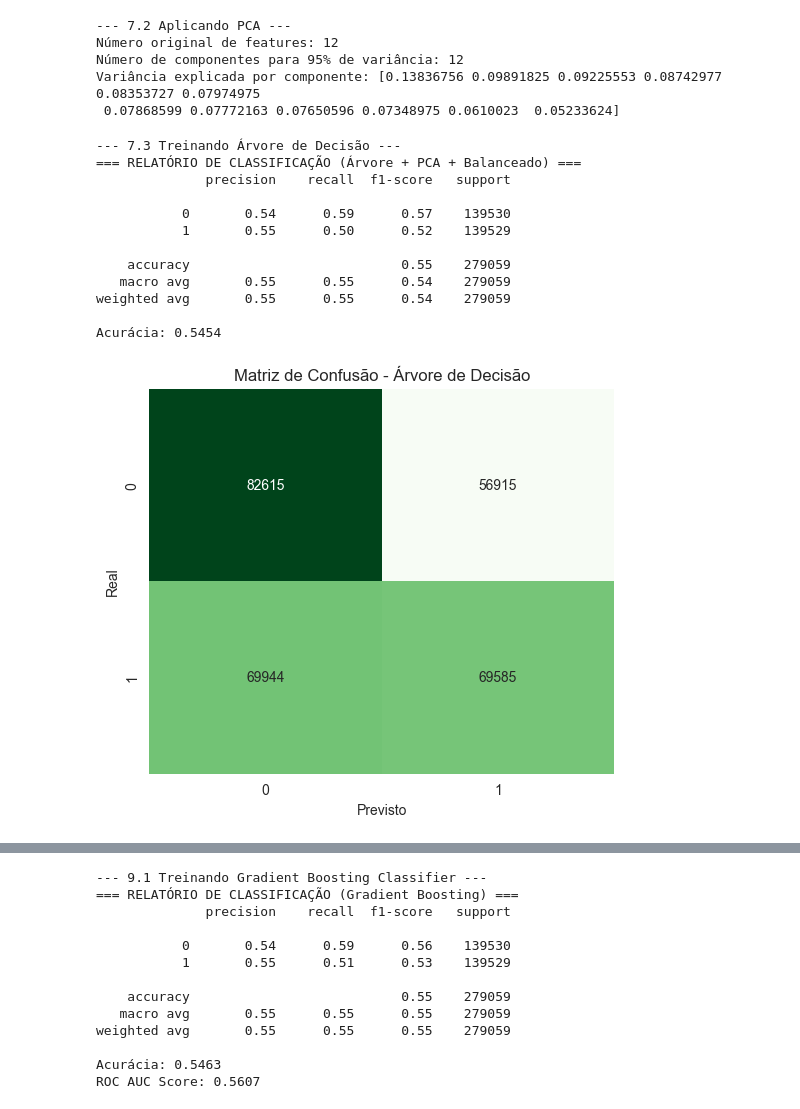
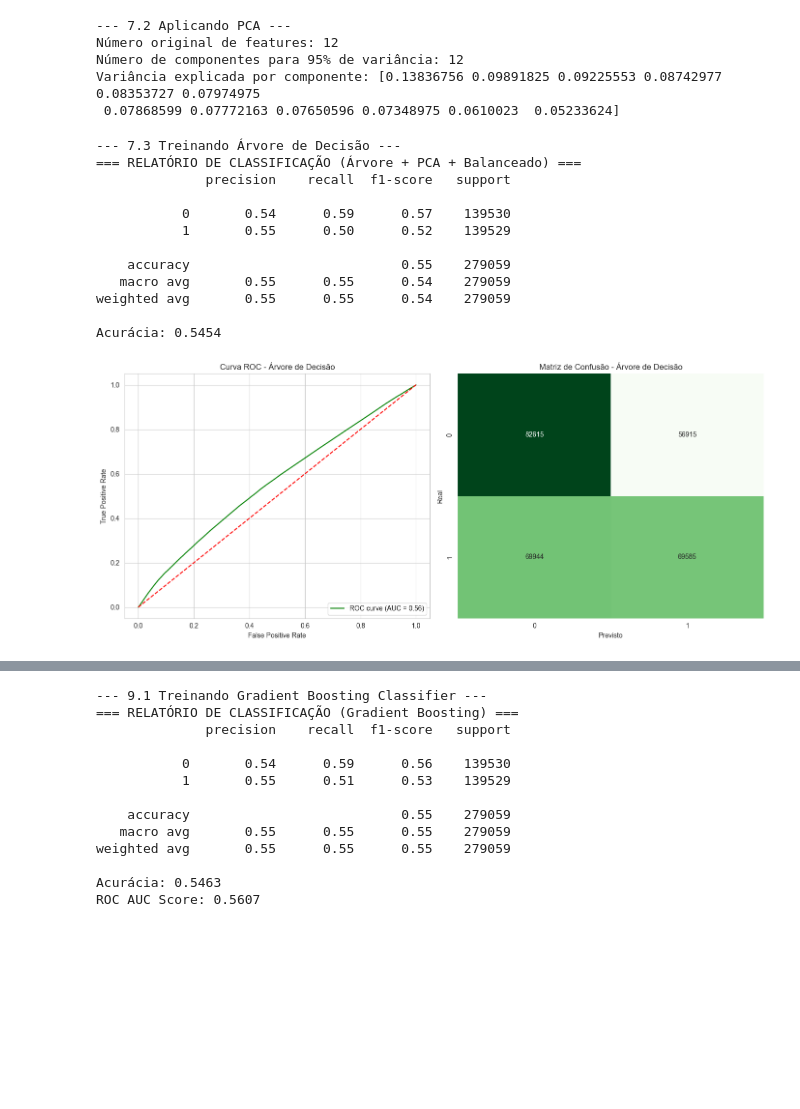
Before and after one commit to Andr3yGabriel/srag-analisis, a Jupyter notebook: main.ipynb, the cells around one changed output, grey strips where cells are left out. Drawn from its saved outputs; the diff is of its cells as text; code cells hidden in the pictures; blank space fills up the shorter version.

```diff
--- a/main.ipynb
+++ b/main.ipynb
@@ -730,7 +747,6 @@ Variância explicada por componente: [0.13836756 0.09891825 0.09225553 0.0874297
  0.07868599 0.07772163 0.07650596 0.07348975 0.0610023  0.05233624]
 # %%
 # --- 7.3 TREINAMENTO: ÁRVORE DE DECISÃO COM PCA ---
-from sklearn.tree import DecisionTreeClassifier
 
 print("\n--- 7.3 Treinando Árvore de Decisão ---")
 
@@ -745,35 +761,53 @@ dt_model = DecisionTreeClassifier(random_state=42, max_depth=10, class_weight='b
 dt_model.fit(X_train_pca, y_train_pca)
 
 # Predições
 y_pred_dt = dt_model.predict(X_test_pca)
 
 # Métricas
 print("=== RELATÓRIO DE CLASSIFICAÇÃO (Árvore + PCA + Balanceado) ===")
 print(classification_report(y_test_pca, y_pred_dt))
 print(f"Acurácia: {accuracy_score(y_test_pca, y_pred_dt):.4f}")
 
+# Visualização
+plt.figure(figsize=(14, 6))
+
+# Cursa ROC
+y_prob_dt = dt_model.predict_proba(X_test_pca)[:, 1]
+fpr_dt, tpr_dt, thresholds_dt = roc_curve(y_test_pca, y_prob_dt)
+roc_auc_dt = roc_auc_score(y_test_pca, y_prob_dt)
+plt.subplot(1, 2, 1)
+plt.plot(fpr_dt, tpr_dt, color='green', label=f'ROC curve (AUC = {roc_auc_dt:.2f})')
+plt.plot([0, 1], [0, 1], color='red', linestyle='--')
+plt.xlabel('False Positive Rate')
+plt.ylabel('True Positive Rate')
+plt.title('Curva ROC - Árvore de Decisão')
+plt.legend(loc='lower right')
+
+
 # Matriz de Confusão
+plt.subplot(1, 2, 2)
 conf_mat_dt = confusion_matrix(y_test_pca, y_pred_dt)
-plt.figure(figsize=(6, 5))
 sns.heatmap(conf_mat_dt, annot=True, fmt='d', cmap='Greens', cbar=False)
 plt.xlabel('Previsto')
 plt.ylabel('Real')
 plt.title('Matriz de Confusão - Árvore de Decisão')
+
+plt.tight_layout()
 plt.show()
 # %% [output]
 --- 7.3 Treinando Árvore de Decisão ---
 === RELATÓRIO DE CLASSIFICAÇÃO (Árvore + PCA + Balanceado) ===
               precision    recall  f1-score   support
 
            0       0.54      0.59      0.57    139530
            1       0.55      0.50      0.52    139529
 
     accuracy                           0.55    279059
    macro avg       0.55      0.55      0.54    279059
 weighted avg       0.55      0.55      0.54    279059
 
 Acurácia: 0.5454
-[figure, old version]
+[figure, new version]
 # %%
 # 7.4 Reavalição da Regressão Logística
 print("\n--- 7.4 Reavaliando Regressão Logística com Dados Balanceados ---")
```
Also changed, not shown: parts of 18 cells of this notebook, 1 other file.
